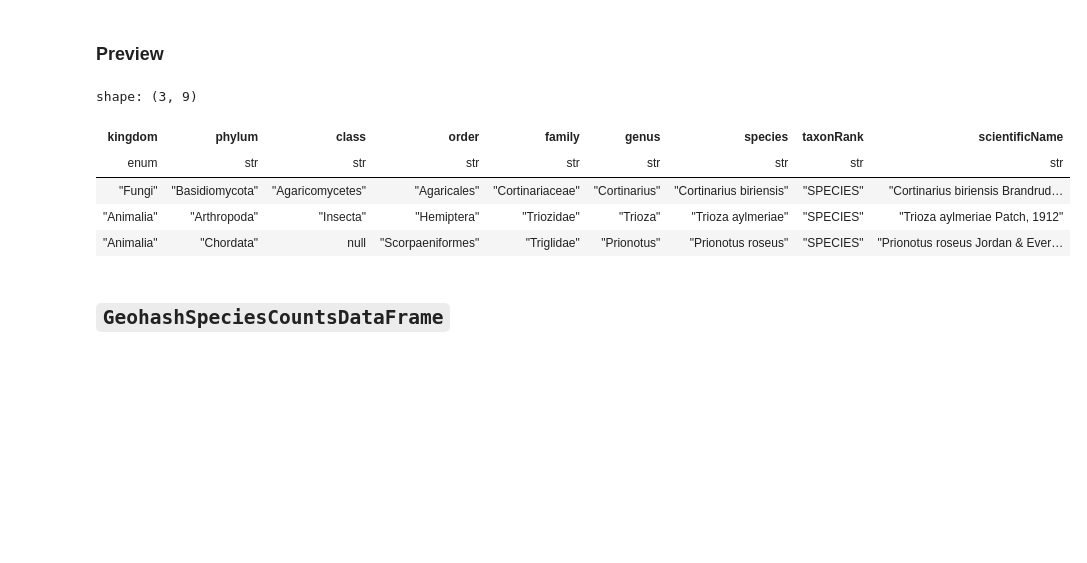
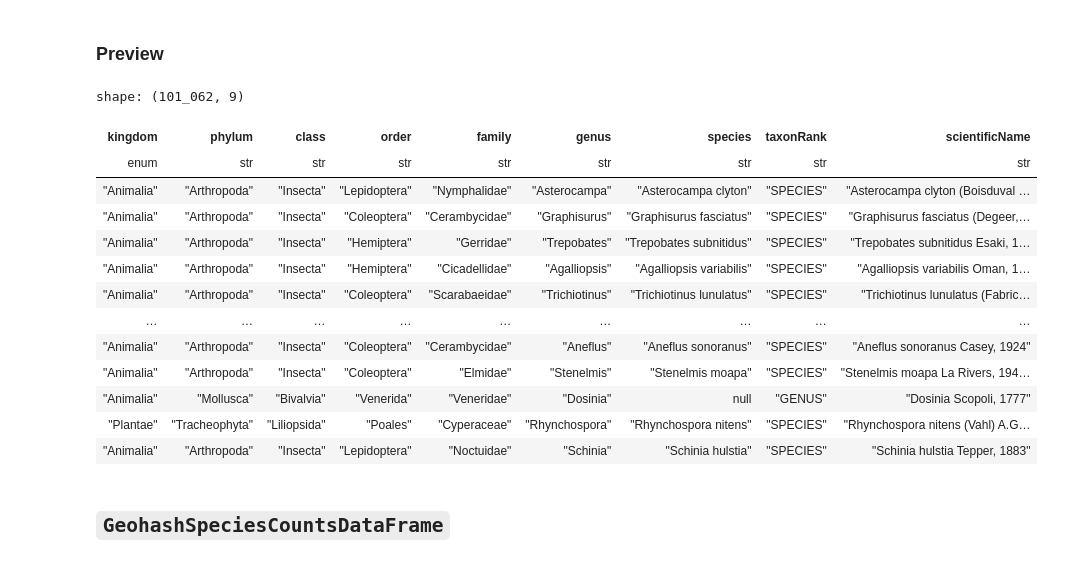
Before and after one commit to frewsxcv/citizen-science-bioregionalization, a Jupyter notebook: Workspace.ipynb, the cells around one changed output. Drawn from its saved outputs; the diff is of its cells as text; code cells hidden in the pictures; blank space fills up the shorter version.

```diff
--- a/Workspace.ipynb
+++ b/Workspace.ipynb
@@ -84,14 +91,22 @@ taxonomy_dataframe = TaxonomyDataFrame.build(darwin_core_csv_lazy_frame)
 # %% [markdown]
 ### Preview
 # %%
-taxonomy_dataframe.df.limit(3)
+taxonomy_dataframe.df
 # %% [output]
-shape: (3, 9)
+shape: (101_062, 9)
 | kingdom | phylum | class | order | family | genus | species | taxonRank | scientificName |
 | enum | str | str | str | str | str | str | str | str |
-| "Fungi" | "Basidiomycota" | "Agaricomycetes" | "Agaricales" | "Cortinariaceae" | "Cortinarius" | "Cortinarius biriensis" | "SPECIES" | "Cortinarius biriensis Brandrud… |
-| "Animalia" | "Arthropoda" | "Insecta" | "Hemiptera" | "Triozidae" | "Trioza" | "Trioza aylmeriae" | "SPECIES" | "Trioza aylmeriae Patch, 1912" |
-| "Animalia" | "Chordata" | null | "Scorpaeniformes" | "Triglidae" | "Prionotus" | "Prionotus roseus" | "SPECIES" | "Prionotus roseus Jordan & Ever… |
+| "Animalia" | "Arthropoda" | "Insecta" | "Lepidoptera" | "Nymphalidae" | "Asterocampa" | "Asterocampa clyton" | "SPECIES" | "Asterocampa clyton (Boisduval … |
+| "Animalia" | "Arthropoda" | "Insecta" | "Coleoptera" | "Cerambycidae" | "Graphisurus" | "Graphisurus fasciatus" | "SPECIES" | "Graphisurus fasciatus (Degeer,… |
+| "Animalia" | "Arthropoda" | "Insecta" | "Hemiptera" | "Gerridae" | "Trepobates" | "Trepobates subnitidus" | "SPECIES" | "Trepobates subnitidus Esaki, 1… |
+| "Animalia" | "Arthropoda" | "Insecta" | "Hemiptera" | "Cicadellidae" | "Agalliopsis" | "Agalliopsis variabilis" | "SPECIES" | "Agalliopsis variabilis Oman, 1… |
+| "Animalia" | "Arthropoda" | "Insecta" | "Coleoptera" | "Scarabaeidae" | "Trichiotinus" | "Trichiotinus lunulatus" | "SPECIES" | "Trichiotinus lunulatus (Fabric… |
+| … | … | … | … | … | … | … | … | … |
+| "Animalia" | "Arthropoda" | "Insecta" | "Coleoptera" | "Cerambycidae" | "Aneflus" | "Aneflus sonoranus" | "SPECIES" | "Aneflus sonoranus Casey, 1924" |
+| "Animalia" | "Arthropoda" | "Insecta" | "Coleoptera" | "Elmidae" | "Stenelmis" | "Stenelmis moapa" | "SPECIES" | "Stenelmis moapa La Rivers, 194… |
+| "Animalia" | "Mollusca" | "Bivalvia" | "Venerida" | "Veneridae" | "Dosinia" | null | "GENUS" | "Dosinia Scopoli, 1777" |
+| "Plantae" | "Tracheophyta" | "Liliopsida" | "Poales" | "Cyperaceae" | "Rhynchospora" | "Rhynchospora nitens" | "SPECIES" | "Rhynchospora nitens (Vahl) A.G… |
+| "Animalia" | "Arthropoda" | "Insecta" | "Lepidoptera" | "Noctuidae" | "Schinia" | "Schinia hulstia" | "SPECIES" | "Schinia hulstia Tepper, 1883" |
 # %% [markdown]
 ## `GeohashSpeciesCountsDataFrame`
 # %% [markdown]
```
Also changed, not shown: parts of 28 cells of this notebook.
